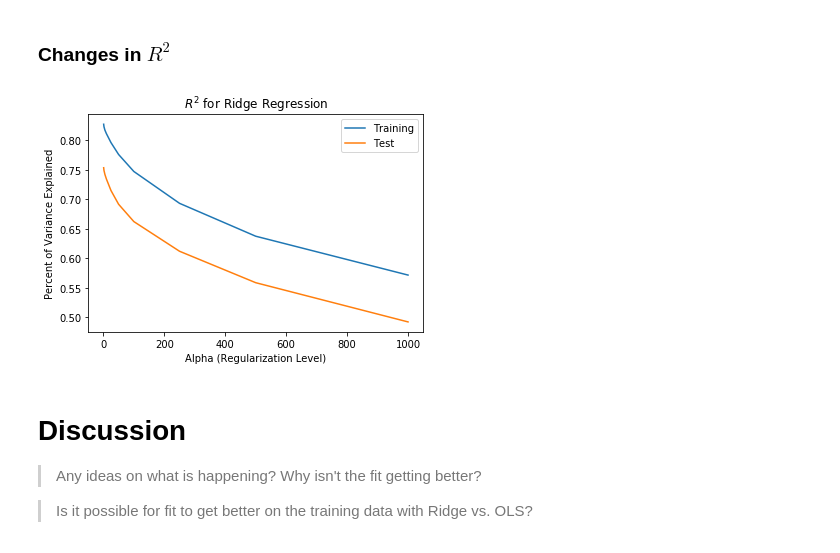
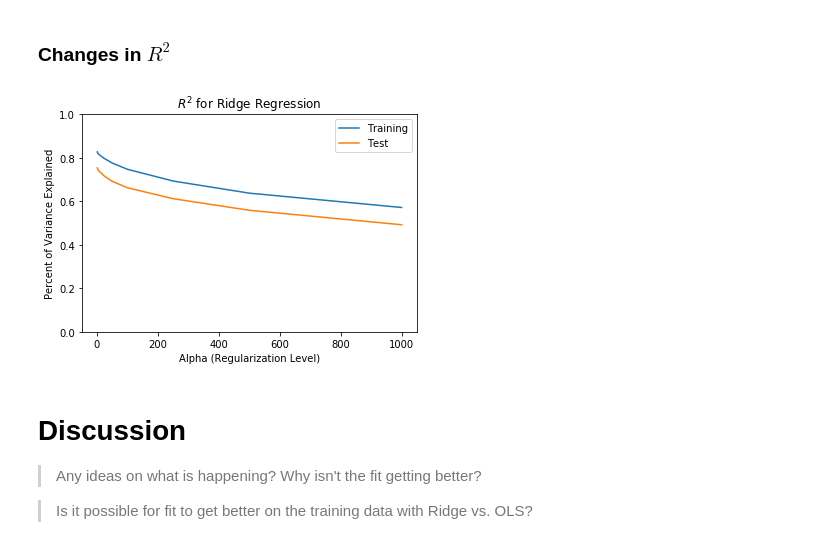
Before and after one commit to appliedecon/data602-lectures, a Jupyter notebook: week05/regularized-methods-for-regression.ipynb, the cells around one changed output. Drawn from its saved outputs; the diff is of its cells as text; code cells hidden in the pictures.

```diff
--- a/week05/regularized-methods-for-regression.ipynb
+++ b/week05/regularized-methods-for-regression.ipynb
@@ -453,7 +453,7 @@ $\lambda$ controls the amount of the penality, it is bounded between 1 and $\inf
 # %%
 from sklearn.linear_model import Ridge
 
-modeling_pipeline_ridge = Pipeline([('data_processing', processing_pipeline), ('ridge', Ridge(alpha=1))])
+modeling_pipeline_ridge = Pipeline([('data_processing', processing_pipeline), ('ridge', Ridge(alpha=0))])
 modeling_pipeline_ridge.fit(X_training, y_training)
 modeling_pipeline_ridge['ridge'].coef_
 # %% [output]
@@ -522,16 +524,17 @@ plt.show()
 # %%
 ridge_training_r2 = pd.Series(ridge_results['training score'])
 ridge_test_r2 = pd.Series(ridge_results['test score'])
 
 ridge_training_r2.plot()
 ridge_test_r2.plot()
 plt.title('$R^2$ for Ridge Regression')
 plt.legend(['Training','Test'])
 plt.xlabel('Alpha (Regularization Level)')
 plt.ylabel('Percent of Variance Explained')
+plt.ylim(0, 1)
 plt.show()
 # %% [output]
-[figure, old version]
+[figure, new version]
 # %% [markdown]
 # Discussion
 > Any ideas on what is happening? Why isn't the fit getting better?
```
Also changed, not shown: parts of 4 cells of this notebook.
